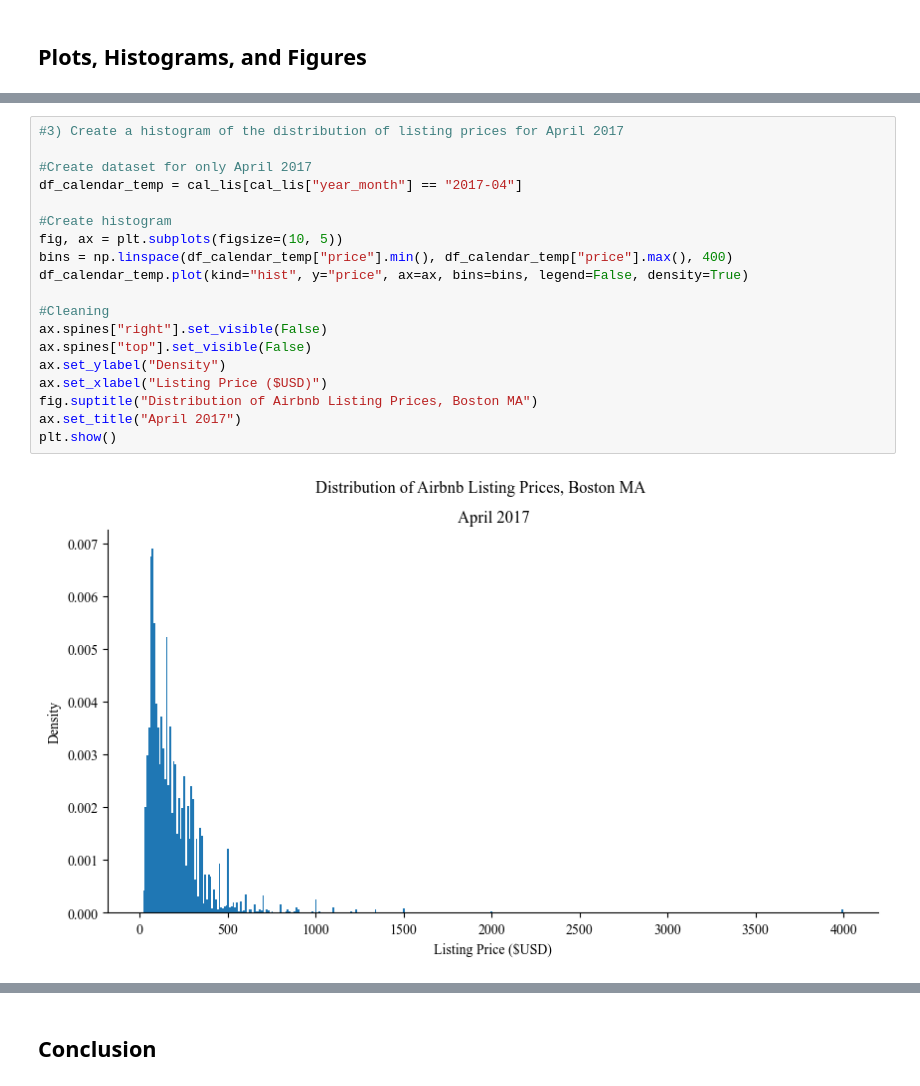
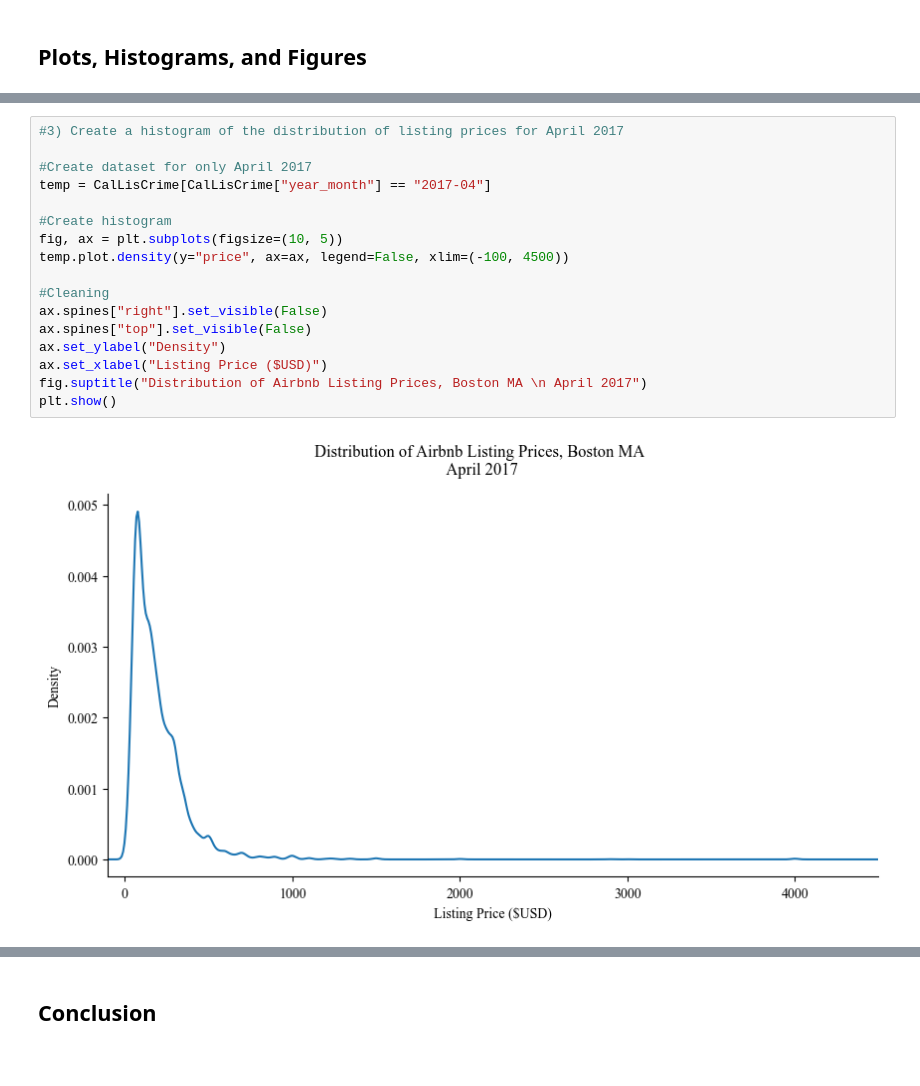
Before and after one commit to ECO225-W2025/eco225-project-code-easteli, a Jupyter notebook: Project1EliEaston.ipynb, the cells around one changed output, grey strips where cells are left out. Drawn from its saved outputs; the diff is of its cells as text.

```diff
--- a/Project1EliEaston.ipynb
+++ b/Project1EliEaston.ipynb
@@ -233,21 +283,19 @@ plt.show()
 # %%
 #3) Create a histogram of the distribution of listing prices for April 2017
 
 #Create dataset for only April 2017
-df_calendar_temp = cal_lis[cal_lis["year_month"] == "2017-04"]
+temp = CalLisCrime[CalLisCrime["year_month"] == "2017-04"]
 
 #Create histogram
 fig, ax = plt.subplots(figsize=(10, 5))
-bins = np.linspace(df_calendar_temp["price"].min(), df_calendar_temp["price"].max(), 400)
-df_calendar_temp.plot(kind="hist", y="price", ax=ax, bins=bins, legend=False, density=True)
+temp.plot.density(y="price", ax=ax, legend=False, xlim=(-100, 4500))
 
 #Cleaning
 ax.spines["right"].set_visible(False)
 ax.spines["top"].set_visible(False)
 ax.set_ylabel("Density")
 ax.set_xlabel("Listing Price ($USD)")
-fig.suptitle("Distribution of Airbnb Listing Prices, Boston MA")
-ax.set_title("April 2017")
+fig.suptitle("Distribution of Airbnb Listing Prices, Boston MA \n April 2017")
 plt.show()
 # %% [output]
-[figure, old version]
+[figure, new version]
```
Also changed, not shown: parts of 14 cells of this notebook.
